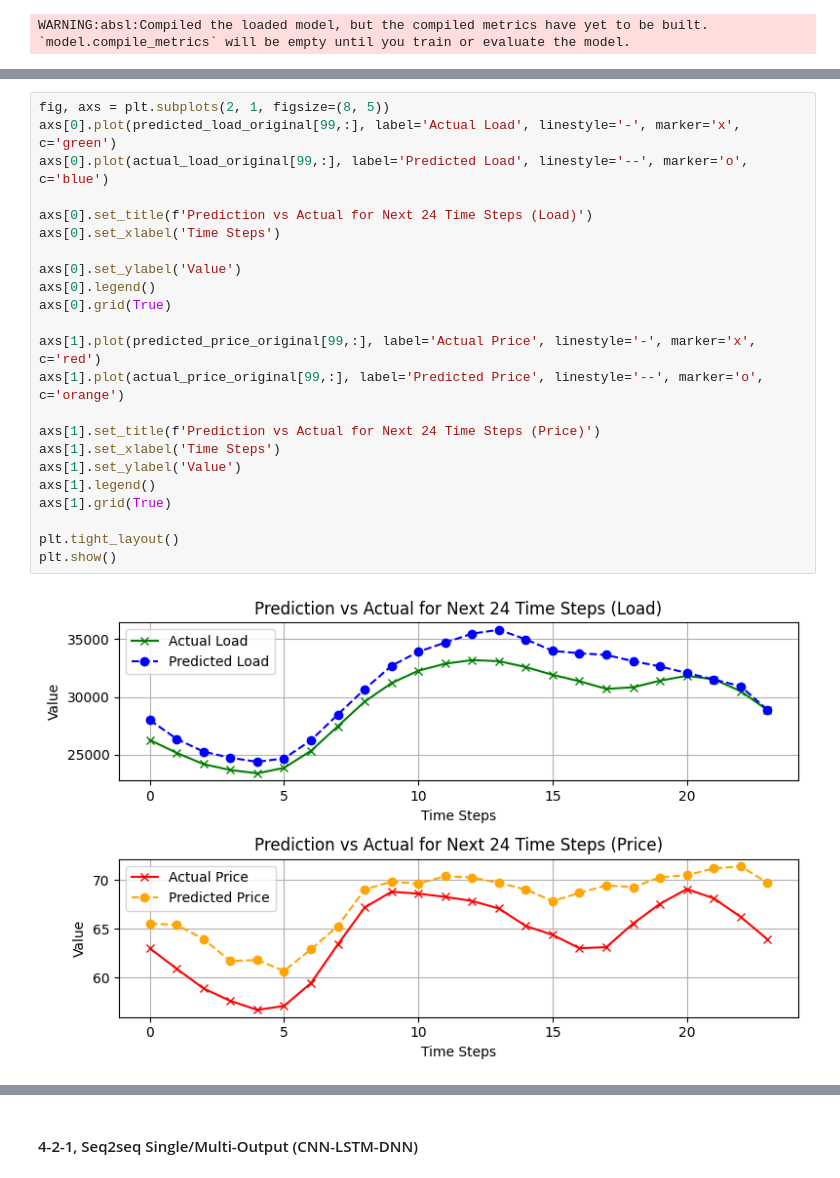
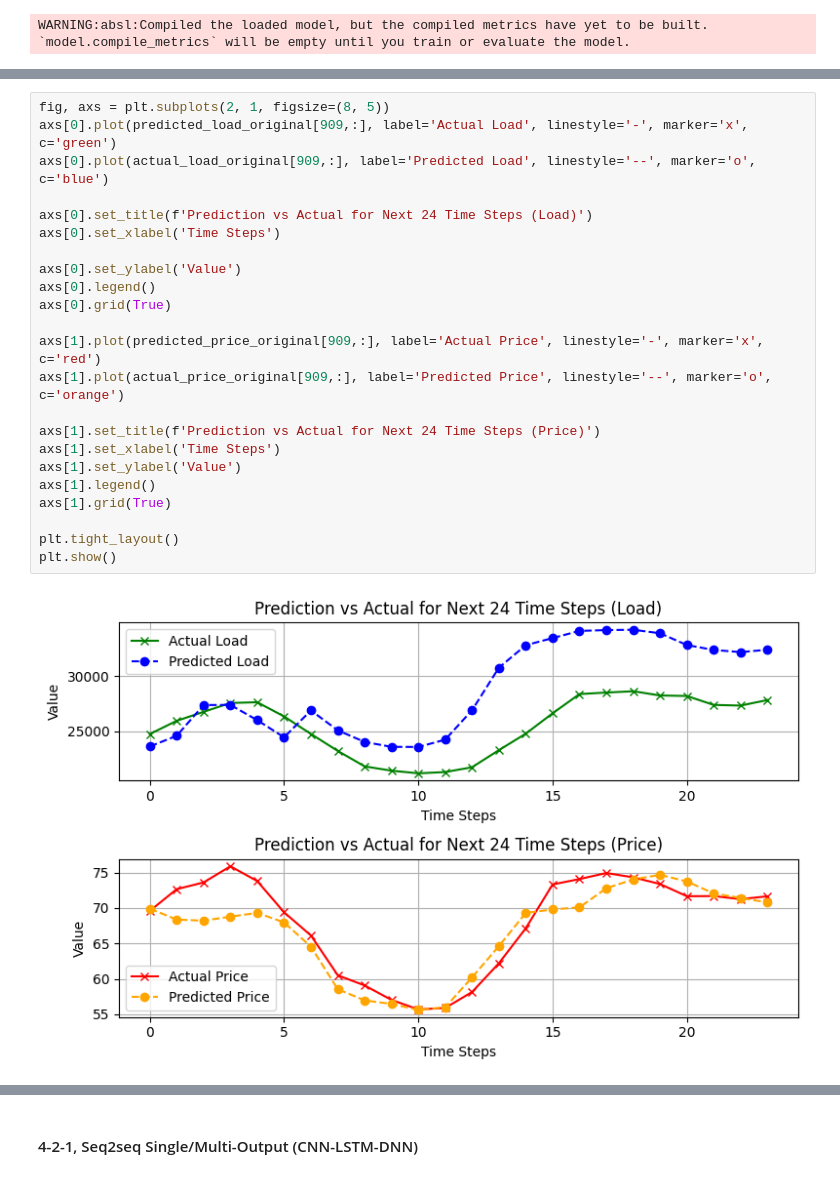
Before and after one commit to Jackson00Han/Time-Series-Training, a Jupyter notebook: Copy_of_multivariate_time_series.ipynb, the cells around one changed output, grey strips where cells are left out. Drawn from its saved outputs; the diff is of its cells as text.

```diff
--- a/Copy_of_multivariate_time_series.ipynb
+++ b/Copy_of_multivariate_time_series.ipynb
@@ -1917,28 +1912,28 @@ Price MSE: 27.831878662109375
 # %%
 fig, axs = plt.subplots(2, 1, figsize=(8, 5))
-axs[0].plot(predicted_load_original[99,:], label='Actual Load', linestyle='-', marker='x', c='green')
-axs[0].plot(actual_load_original[99,:], label='Predicted Load', linestyle='--', marker='o', c='blue')
+axs[0].plot(predicted_load_original[909,:], label='Actual Load', linestyle='-', marker='x', c='green')
+axs[0].plot(actual_load_original[909,:], label='Predicted Load', linestyle='--', marker='o', c='blue')
 
 axs[0].set_title(f'Prediction vs Actual for Next 24 Time Steps (Load)')
 axs[0].set_xlabel('Time Steps')
 
 axs[0].set_ylabel('Value')
 axs[0].legend()
 axs[0].grid(True)
 
-axs[1].plot(predicted_price_original[99,:], label='Actual Price', linestyle='-', marker='x', c='red')
-axs[1].plot(actual_price_original[99,:], label='Predicted Price', linestyle='--', marker='o', c='orange')
+axs[1].plot(predicted_price_original[909,:], label='Actual Price', linestyle='-', marker='x', c='red')
+axs[1].plot(actual_price_original[909,:], label='Predicted Price', linestyle='--', marker='o', c='orange')
 
 axs[1].set_title(f'Prediction vs Actual for Next 24 Time Steps (Price)')
 axs[1].set_xlabel('Time Steps')
 axs[1].set_ylabel('Value')
 axs[1].legend()
 axs[1].grid(True)
 
 plt.tight_layout()
 plt.show()
 # %% [output]
-[figure, old version]
+[figure, new version]
 # %%
 # Evaluation
 # We select a subset of the validation set for evaluation, consistant with the XGBoost case
```
Also changed, not shown: parts of 24 cells of this notebook.
